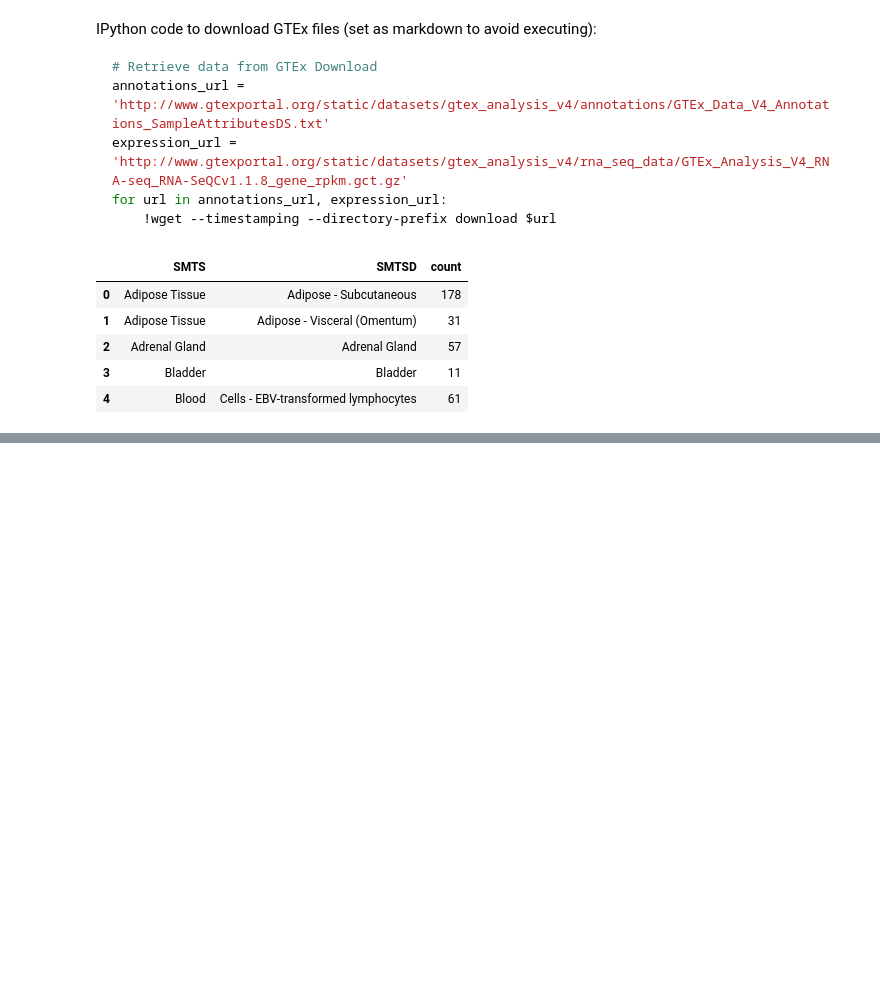
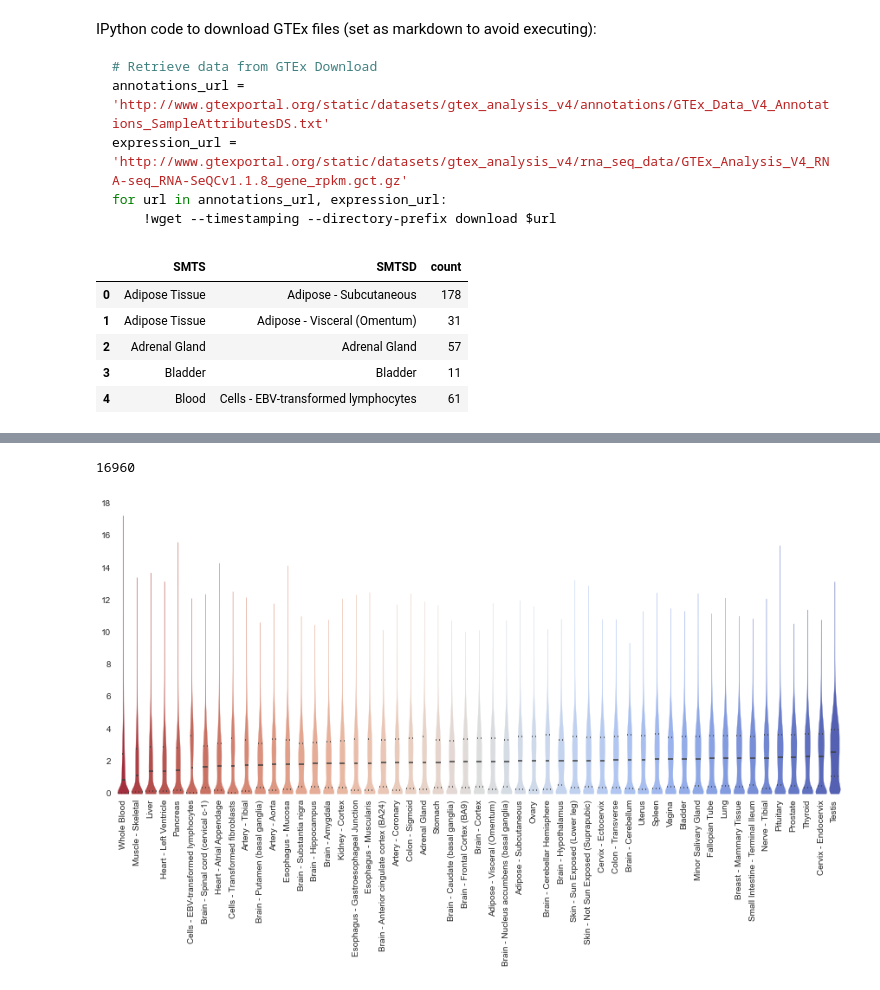
Before and after one commit to dhimmel/gtex, a Jupyter notebook: gtex.ipynb, the cells around one changed output, grey strips where cells are left out. Cells and saved outputs as stored; diff of their text form; code cells hidden in the pictures; blank space fills up the shorter version.

```diff
--- a/gtex.ipynb
+++ b/gtex.ipynb
@@ -46,0 +103,14 @@ len(gtex_df)
+# %%
+# restrict to coding genes
+coding_df = tissue_df[tissue_df.index.isin(coding_genes)]
+len(coding_df)
+# %% [output]
+16960
+# %%
+# Plot structure-specific tissue distributions
+IPython.core.pylabtools.figsize(15, 6)
+medians = coding_df.median().sort(inplace=False)
+g = seaborn.violinplot(coding_df, color='coolwarm_r', order=medians.index, lw=0, cut=0);
+plt.xticks(rotation='vertical');
+# %% [output]
+[figure, added]
```
Also changed, not shown: parts of 11 cells of this notebook, 1 other file.
